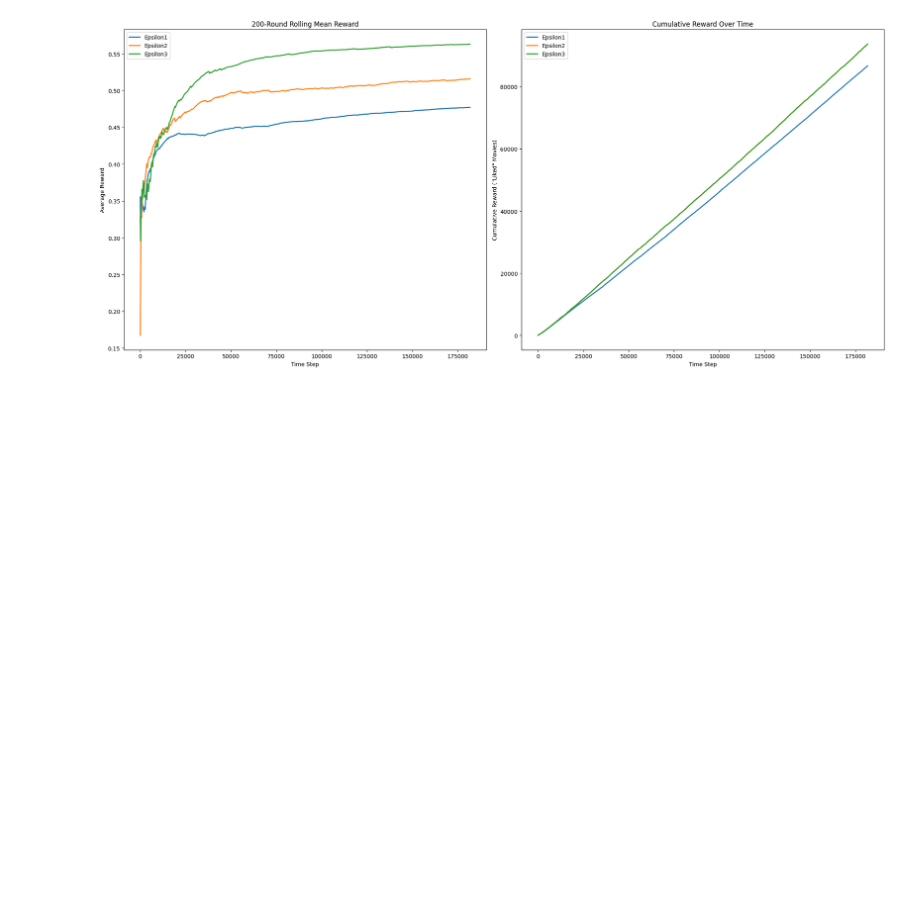
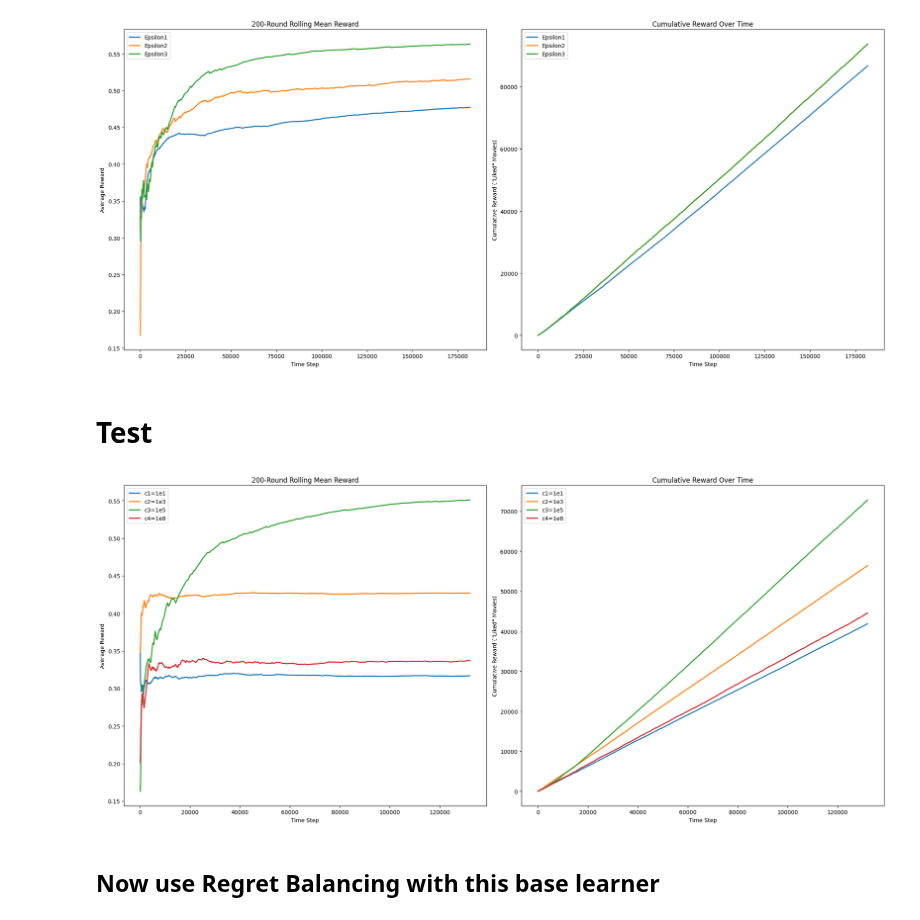
Before and after one commit to AugustinCablant/Advanced-ML, a Jupyter notebook: src/realData.ipynb, the cells around one changed output. Saved outputs shown, nothing was run; the diff lists cells and outputs as text; code cells hidden in the pictures; blank space fills up the shorter version.

```diff
--- a/src/realData.ipynb
+++ b/src/realData.ipynb
@@ -265,3 +287,5 @@ axes[0].legend()
 fig.tight_layout()
 # %% [output]
 [figure]
+# %% [markdown]
+# Test
@@ -267,0 +400,44 @@ fig.tight_layout()
+# %%
+fig, axes = plt.subplots(nrows=1, ncols=2, figsize=(20,9))
+
+L = min(len(rewards), len(rewards2), len(rewards3), len(rewards4))
+lw=2
+
+cumulative_epsilon1 = np.cumsum(rewards[:L])
+cumulative_epsilon2 = np.cumsum(rewards2[:L])
+cumulative_epsilon3 = np.cumsum(rewards3[:L])
+cumulative_epsilon4 = np.cumsum(rewards4[:L])
+
+axes[1].plot(pd.Series(cumulative_epsilon1), lw=lw, label='c1=1e1')
+axes[1].plot(pd.Series(cumulative_epsilon2), lw=lw, label='c2=1e3')
+axes[1].plot(pd.Series(cumulative_epsilon3), lw=lw, label='c3=1e5')
+axes[1].plot(pd.Series(cumulative_epsilon4), lw=lw, label='c4=1e8')
+
+
+
+axes[1].set_title('Cumulative Reward Over Time')
+axes[1].set_xlabel('Time Step')
+axes[1].set_ylabel('Cumulative Reward ("Liked" Movies)')
+axes[1].legend()
+
+
+cumulative_epsilon1 = np.cumsum(rewards[:L]) / np.linspace(1, len(rewards[:L]), len(rewards[:L]))
+cumulative_epsilon2 = np.cumsum(rewards2[:L]) / np.linspace(1, len(rewards2[:L]), len(rewards2[:L]))
+cumulative_epsilon3 = np.cumsum(rewards3[:L]) / np.linspace(1, len(rewards3[:L]), len(rewards3[:L]))
+cumulative_epsilon4 = np.cumsum(rewards4[:L]) / np.linspace(1, len(rewards4[:L]), len(rewards4[:L]))
+
+
+axes[0].plot(pd.Series(cumulative_epsilon1).rolling(200).mean(), lw=lw, label='c1=1e1')
+axes[0].plot(pd.Series(cumulative_epsilon2).rolling(200).mean(), lw=lw, label='c2=1e3')
+axes[0].plot(pd.Series(cumulative_epsilon3).rolling(200).mean(), lw=lw, label='c3=1e5')
+axes[0].plot(pd.Series(cumulative_epsilon4).rolling(200).mean(), lw=lw, label='c4=1e8')
+axes[0].set_title('200-Round Rolling Mean Reward')
+axes[0].set_xlabel('Time Step')
+axes[0].set_ylabel('Average Reward')
+axes[0].legend()
+
+fig.tight_layout()
+# %% [output]
+[figure, added]
+# %% [markdown]
+## Now use Regret Balancing with this base learner
```
Also changed, not shown: parts of 18 cells of this notebook.
